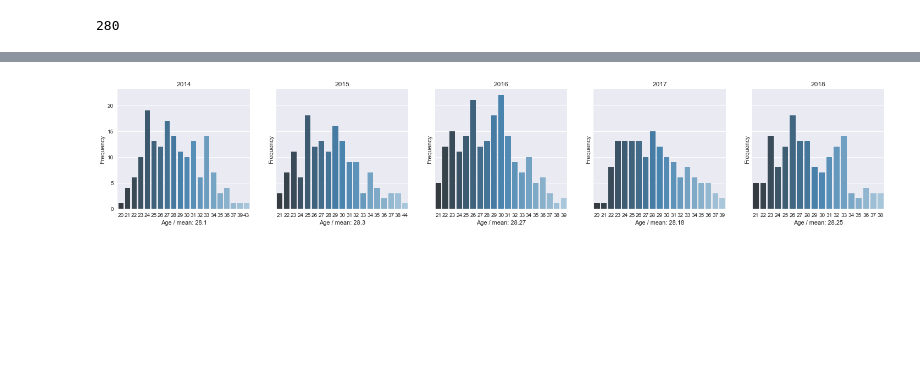
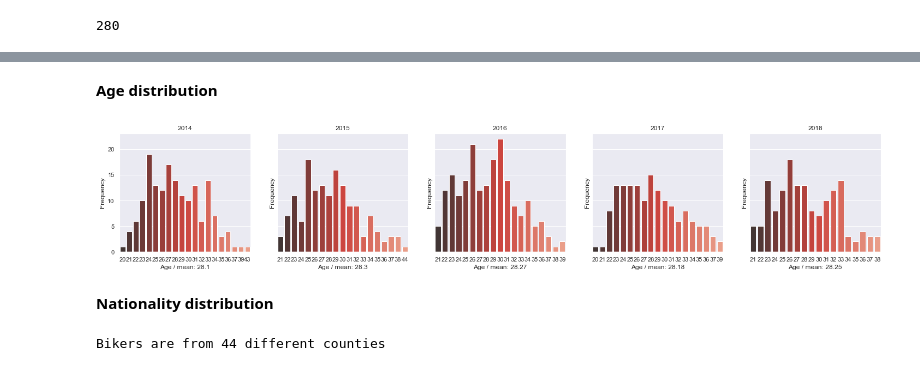
Before and after one commit to norbertstrzelecki/tour_de_pologne_top10, a Jupyter notebook: tdp_2_3_data_statistics_visualization.ipynb, the cells around one changed output, grey strips where cells are left out. Saved outputs shown, nothing was run; the diff lists cells and outputs as text; code cells hidden in the pictures; blank space fills up the shorter version.

```diff
--- a/tdp_2_3_data_statistics_visualization.ipynb
+++ b/tdp_2_3_data_statistics_visualization.ipynb
@@ -74,15 +88,23 @@ biker_class.describe(include='object')
 | freq | 34 | 875 | 250 | 3332 | 270 | 3716 | 265 | 3541 | 302 | 3219 | ... |
+# %% [markdown]
+**Age distribution**
 # %%
-# Age distribution through tour years
+# Age distribution through tours
 i = 0
 fig, ax = plt.subplots(1,5, figsize=(25,4), sharey=True)
 for year in range(2014,2019):
     sns.countplot(x="age", data=stage_results[stage_results.year == year][['name','age']].drop_duplicates(),
-                  palette="Blues_d", orient='h', ax=ax[i])
+                  palette="Reds_d", orient='h', ax=ax[i])
     ax[i].set_title(year)
     ax[i].set_xlabel('Age / mean: %s' % round(stage_results[stage_results.year == year][['name','age']]\
                                               .drop_duplicates()['age'].mean(), 2))
     ax[i].set_ylabel('Frequency')
     i += 1
 # %% [output]
-[figure, old version]
+[figure, new version]
+# %% [markdown]
+**Nationality distribution**
+# %%
+print('Bikers are from {} different counties'.format(biker_class['nation'].drop_duplicates().count()))
+# %% [output]
+Bikers are from 44 different counties
```
Also changed, not shown: parts of 10 cells of this notebook.
